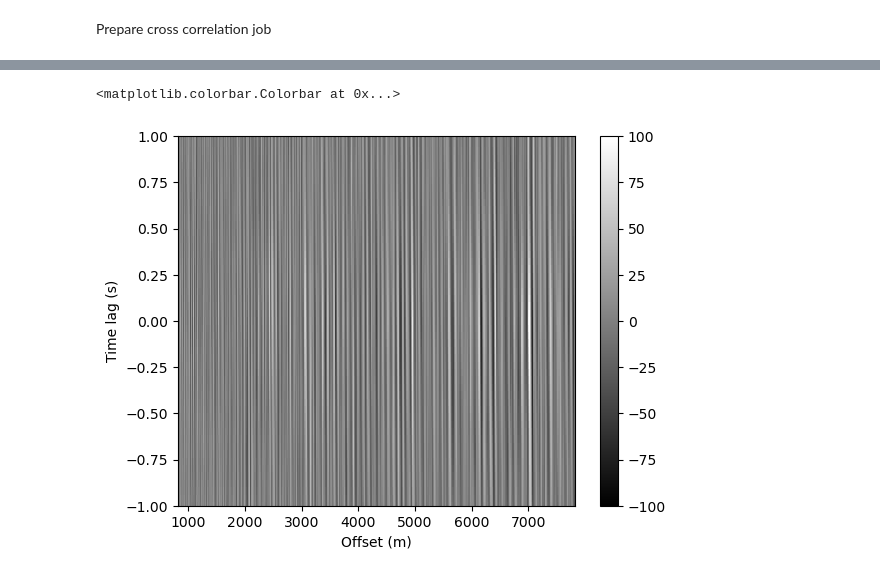
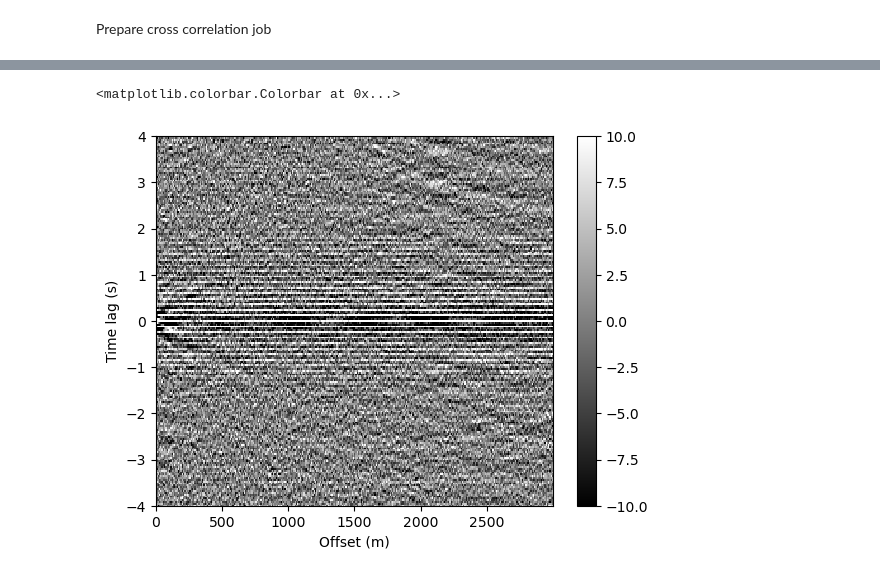
Before and after one commit to uwfiberlab/field_das, a Jupyter notebook: homer/homer_qc_xcorr.ipynb, the cells around one changed output, grey strips where cells are left out. Saved outputs shown, nothing was run; the diff lists cells and outputs as text; code cells hidden in the pictures.

Commit message:
update with xcorr results for kkfln

```diff
--- a/homer/homer_qc_xcorr.ipynb
+++ b/homer/homer_qc_xcorr.ipynb
@@ -35,14 +35,14 @@ Prepare cross correlation job
 # %%
 
 # dictionary for the Xcorr job.
-recmin = 1000 # minimal source
-recmax = 8000 # receiver channel
-fmin = 0.1 # minimal frequency
+recmin = 4000 # minimal source
+recmax = 7000 # receiver channel
+fmin = 1. # minimal frequency
 fmax = 10. # maximal frequency
 whiten = True # whiten the data
 onebit = True # one bit normalization
-srcx = 1000 # channel source location
-nns = 200 # number of time samples for the xcorr.
+srcx = recmin # channel source location
+nns = 600 # number of time samples for the xcorr.
 
 pdict = {'srcx': srcx, 'recmin': recmin, 'recmax': recmax, 'nns': nns, \
         'fmin': fmin, 'fmax': fmax, 'whiten': whiten, 'onebit': onebit}
@@ -57,14 +75,15 @@ File 2/2
 # %%
-plt.figure(); v = 100
+plt.figure(); v = 10
 plt.pcolormesh(xc.offset,xc.lags,xc.trxc.T,vmin=-v,vmax=v,cmap='gray')
 plt.xlim([min(xc.offset),max(xc.offset)])
-plt.ylim([-1,1])
+plt.ylim([-4,4])
 plt.xlabel('Offset (m)')
 plt.ylabel('Time lag (s)')
+plt.title('Cross-correlation from channel ' + str(recmin) + ' to ' + str(recmax ))
 plt.colorbar()
 # %% [output]
 <matplotlib.colorbar.Colorbar at 0x...>
-[figure, old version]
+[figure, new version]
 # %%
 # idx = np.logical_and(xc.offset>=0,xc.offset<=120)
 # shot = xc.trxc[idx,:]
```
Also changed, not shown: parts of 2 cells of this notebook, 1 other file.
